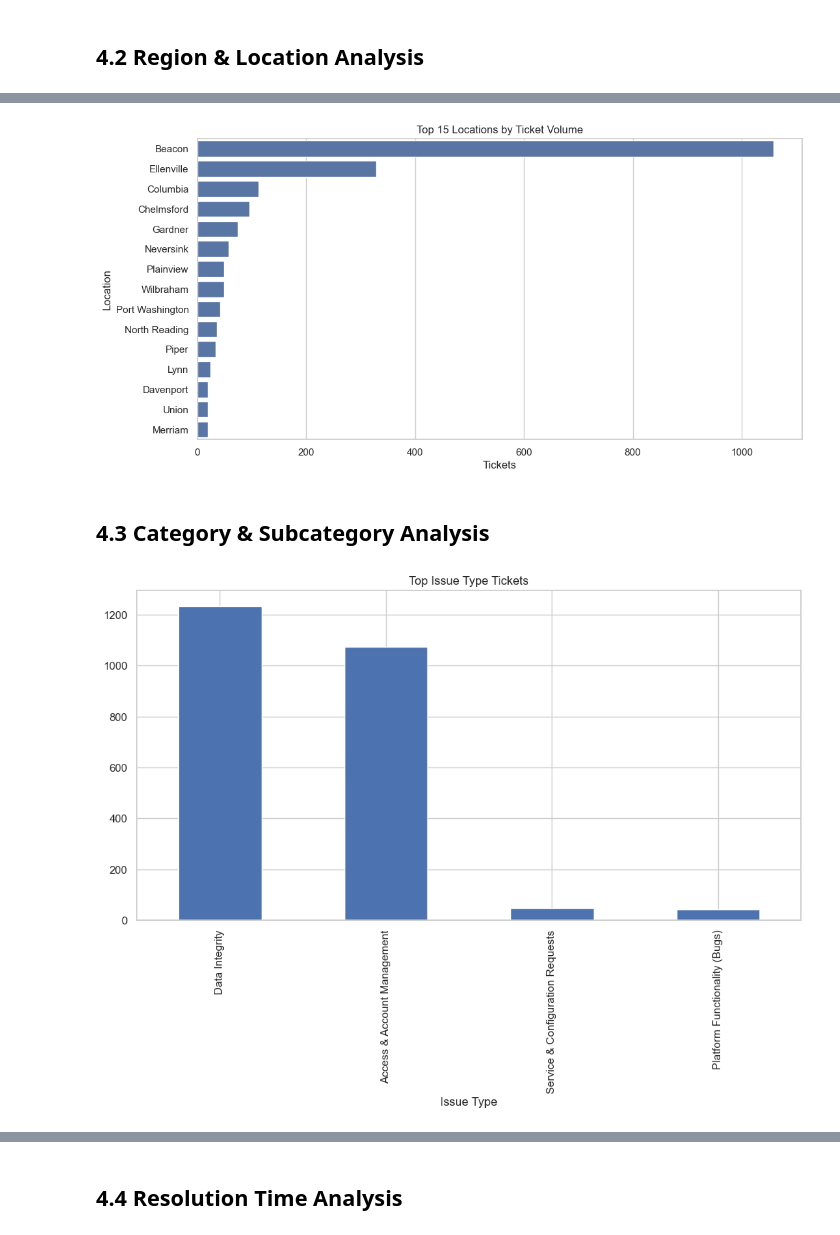
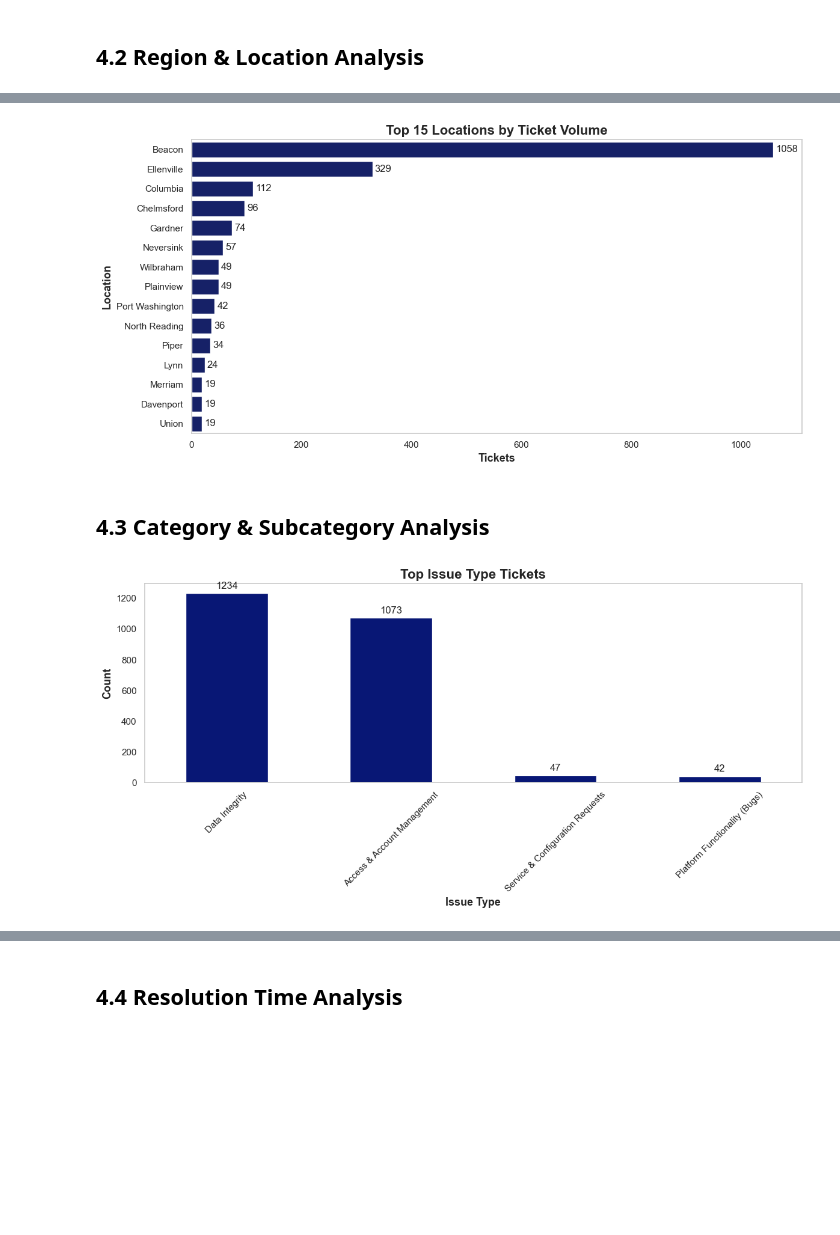
Before and after one commit to bmmartinez1993/data-analytics-portafolio, a Jupyter notebook: Python-Projects/IT-Helpdesk-EDA/notebooks/IT_Helpdesk_EDA.ipynb, the cells around one changed output, grey strips where cells are left out. Saved outputs shown, nothing was run; the diff lists cells and outputs as text; code cells hidden in the pictures; blank space fills up the shorter version.

```diff
--- a/Python-Projects/IT-Helpdesk-EDA/notebooks/IT_Helpdesk_EDA.ipynb
+++ b/Python-Projects/IT-Helpdesk-EDA/notebooks/IT_Helpdesk_EDA.ipynb
@@ -15,7 +15,7 @@ plt.rcParams['figure.figsize'] = (12, 6)
 # %% [markdown]
 ## 1. Load the Dataset
 # %%
-df = pd.read_excel(r"C:/Users/brand/OneDrive/IT-Helpdesk-Data/Raw_Data_Leena_AI_Jan_Dec_2025_FINAL_ENRICHED.xlsx")  # update path
+df = pd.read_excel(r"C:/Users/BrandoManuelMartinez/OneDrive - Beacon Mobility Corporation/Documents/Data Raw - Leena/Raw_Data_Leena_AI_Jan_Dec_2025_FINAL_ENRICHED.xlsx")  # update path
 df.head()
 # %% [output]
 |  | Ticket Id | Priority | Category | Sub Category | Description | Last Comment | Status | Created On | ... |
@@ -162,19 +224,47 @@ plt.show()
 # %%
+
 top_locations = df['Location'].value_counts().head(15)
 
-sns.barplot(x=top_locations.values, y=top_locations.index)
-plt.title('Top 15 Locations by Ticket Volume')
-plt.xlabel('Tickets')
-plt.ylabel('Location')
+fig, ax = plt.subplots()
+sns.barplot(x=top_locations.values, y=top_locations.index, ax=ax, color='#081775')
+
+# Add labels at the end of each horizontal bar
+bars = ax.containers[0]
+ax.bar_label(bars, padding=3)  # small gap to the right of bars
+
+ax.set_title('Top 15 Locations by Ticket Volume',fontsize=16,fontweight='bold')
+ax.set_xlabel('Tickets',fontsize=13,fontweight='bold')
+ax.set_ylabel('Location',fontsize=13,fontweight='bold')
+#No  Background grid
+ax.grid(False)
+plt.xticks(fontsize=11)
+plt.yticks(fontsize=11)
+plt.tight_layout()
 plt.show()
 # %% [output]
-[figure, old version]
+[figure, new version]
 # %% [markdown]
 ## 4.3 Category & Subcategory Analysis
 # %%
-df['Issue Type'].value_counts().head(10).plot(kind='bar')
-plt.title('Top Issue Type Tickets')
+
+counts = df['Issue Type'].value_counts().head(10)
+
+ax = counts.plot(kind='bar', color='#081775', rot=45)
+
+# Add labels on top of each bar
+bars = ax.containers[0]
+ax.bar_label(bars, padding=3)  # small gap above bars
+
+ax.set_title('Top Issue Type Tickets',fontsize=16,fontweight='bold')
+ax.set_xlabel('Issue Type',fontsize=13,fontweight='bold')
+ax.set_ylabel('Count',fontsize=13,fontweight='bold')
+
+#No Background grid
+ax.grid(False)
+plt.xticks(fontsize=11)
+plt.yticks(fontsize=11)
+plt.tight_layout()
 plt.show()
 # %% [output]
-[figure, old version]
+[figure, new version]
 # %%
```
Also changed, not shown: parts of 12 cells of this notebook.
